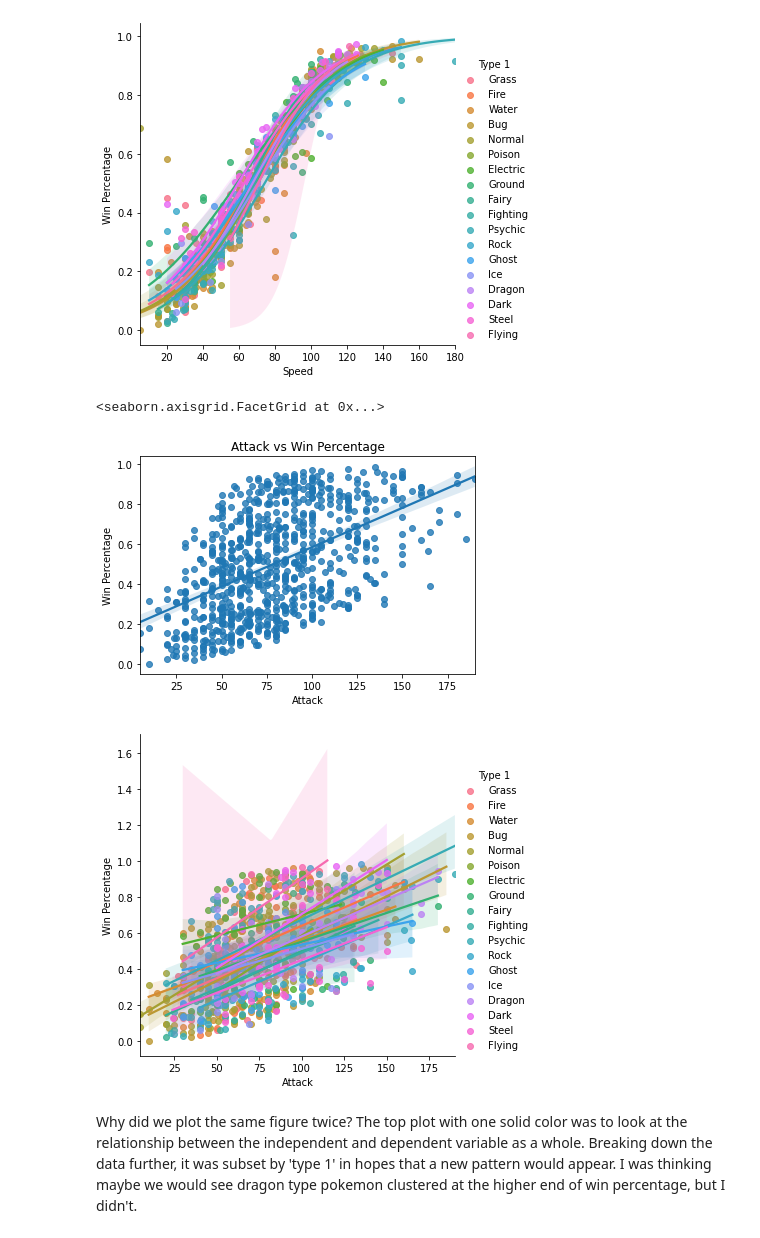
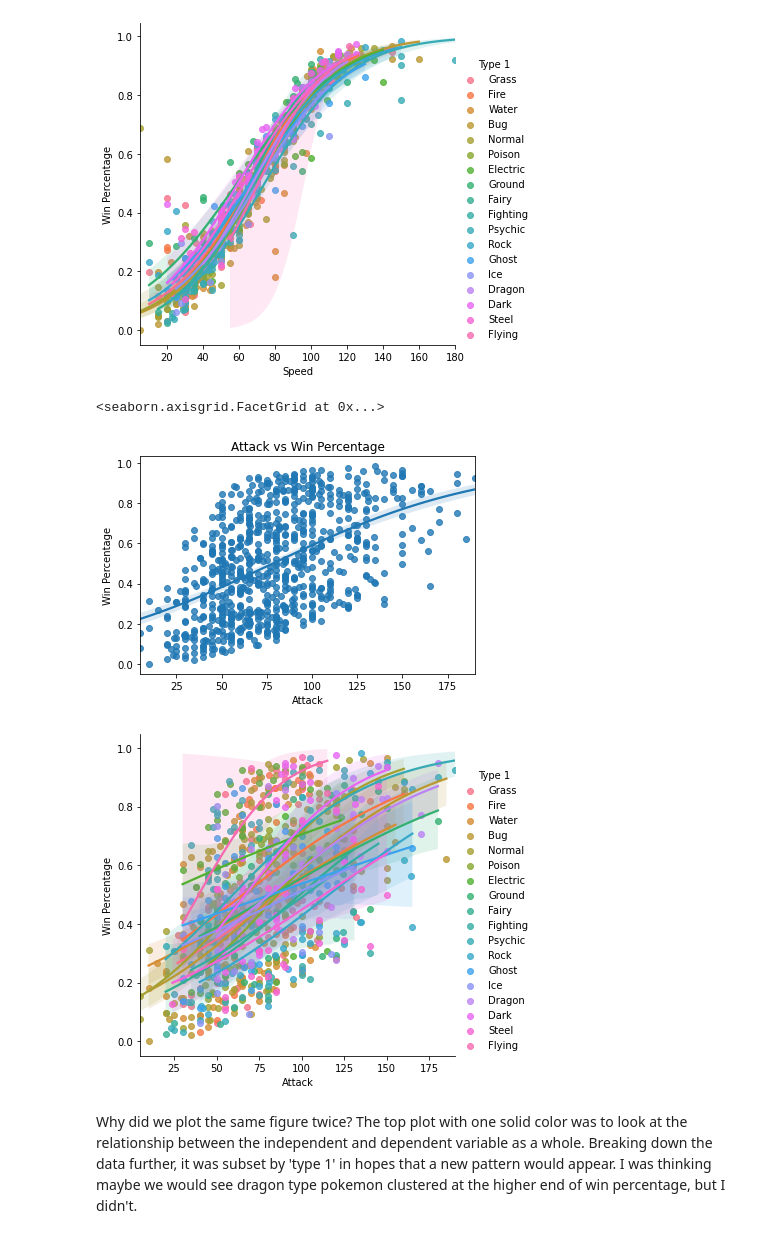
Before and after one commit to mblackstock/ds1-analytics, a Jupyter notebook: 4-pokemon.ipynb, the cells around one changed output. Cells and saved outputs as stored; diff of their text form; code cells hidden in the pictures.

```diff
--- a/4-pokemon.ipynb
+++ b/4-pokemon.ipynb
@@ -902,12 +907,12 @@ sns.lmplot(x="Speed", y="Win Percentage", data=merged_results, hue = 'Type 1',
 <seaborn.axisgrid.FacetGrid at 0x...>
 [figure]
 # %%
-ax = sns.regplot(x="Attack", y="Win Percentage", data=merged_results).set_title("Attack vs Win Percentage")
-sns.lmplot(x="Attack", y="Win Percentage", data=merged_results, hue = 'Type 1')
+ax = sns.regplot(x="Attack", y="Win Percentage", data=merged_results, logistic=True).set_title("Attack vs Win Percentage")
+sns.lmplot(x="Attack", y="Win Percentage", data=merged_results, hue = 'Type 1', logistic=True)
 # %% [output]
 <seaborn.axisgrid.FacetGrid at 0x...>
-[figure, old version]
+[figure, new version]
-[figure, old version]
+[figure, new version]
 # %% [markdown]
 Why did we plot the same figure twice? The top plot with one solid color was to look at the relationship between the independent and dependent variable as a whole. Breaking down the data further, it was subset by 'type 1' in hopes that a new pattern would appear. I was thinking maybe we would see dragon type pokemon clustered at the higher end of win percentage, but I didn't.
 # %% [markdown]
```
Also changed, not shown: parts of 13 cells of this notebook, 3 other files.
